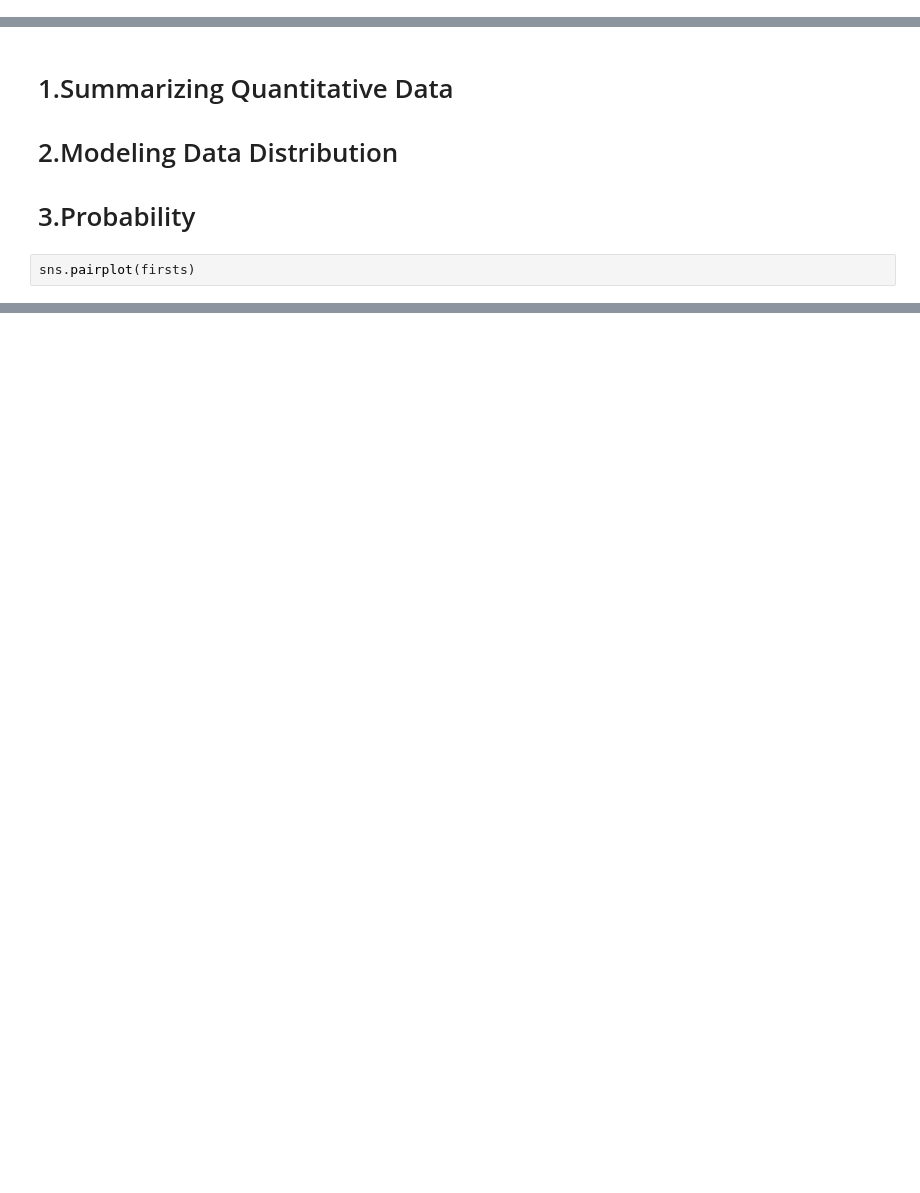
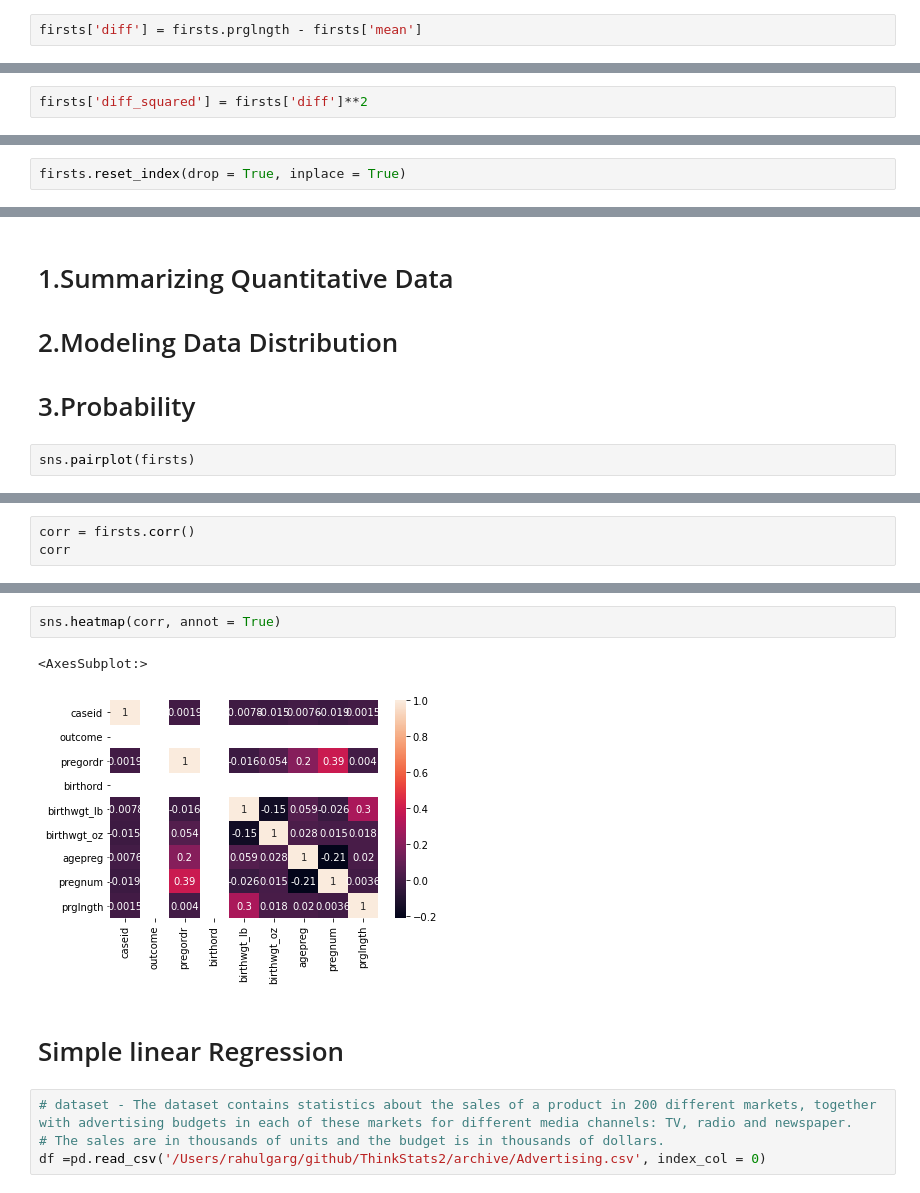
Before and after one commit to PrasadNehe/ThinkStats2, a Jupyter notebook: code/JobsyStat.ipynb, the cells around one changed output, grey strips where cells are left out. Drawn from its saved outputs; the diff is of its cells as text; blank space fills up the shorter version.

Commit message:
updated some datasets

```diff
--- a/code/JobsyStat.ipynb
+++ b/code/JobsyStat.ipynb
@@ -1422,0 +1521,2 @@ live.describe()
+# %%
+firsts['diff'] = firsts.prglngth - firsts['mean']
@@ -1422,0 +1529,2 @@ live.describe()
+# %%
+firsts['diff_squared'] = firsts['diff']**2
@@ -1436,0 +1559,2 @@ sns.histplot(live.agepreg, stat = 'density')
+# %%
+firsts.reset_index(drop = True, inplace = True)
@@ -1476,0 +1693,3 @@ sns.pairplot(firsts)
+# %%
+corr = firsts.corr()
+corr
@@ -1476,0 +1707,11 @@ sns.pairplot(firsts)
+# %%
+sns.heatmap(corr, annot = True)
+# %% [output]
+<AxesSubplot:>
+[figure, added]
+# %% [markdown]
+# Simple linear Regression
+# %%
+# dataset - The dataset contains statistics about the sales of a product in 200 different markets, together with advertising budgets in each of these markets for different media channels: TV, radio and newspaper.
+# The sales are in thousands of units and the budget is in thousands of dollars.
+df =pd.read_csv('/Users/rahulgarg/github/ThinkStats2/archive/Advertising.csv', index_col = 0)
```
Also changed, not shown: parts of 96 cells of this notebook, 13 other files.
